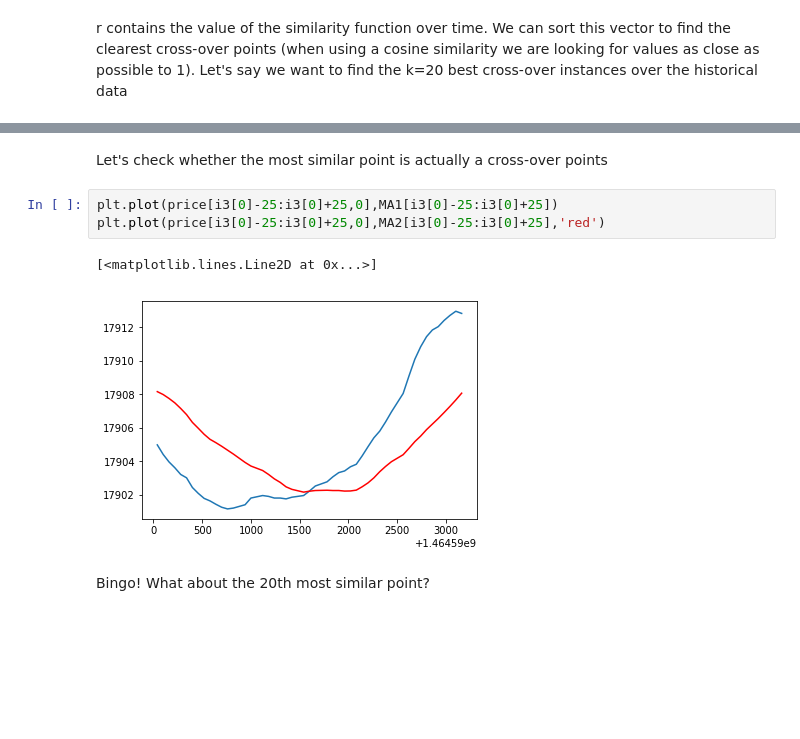
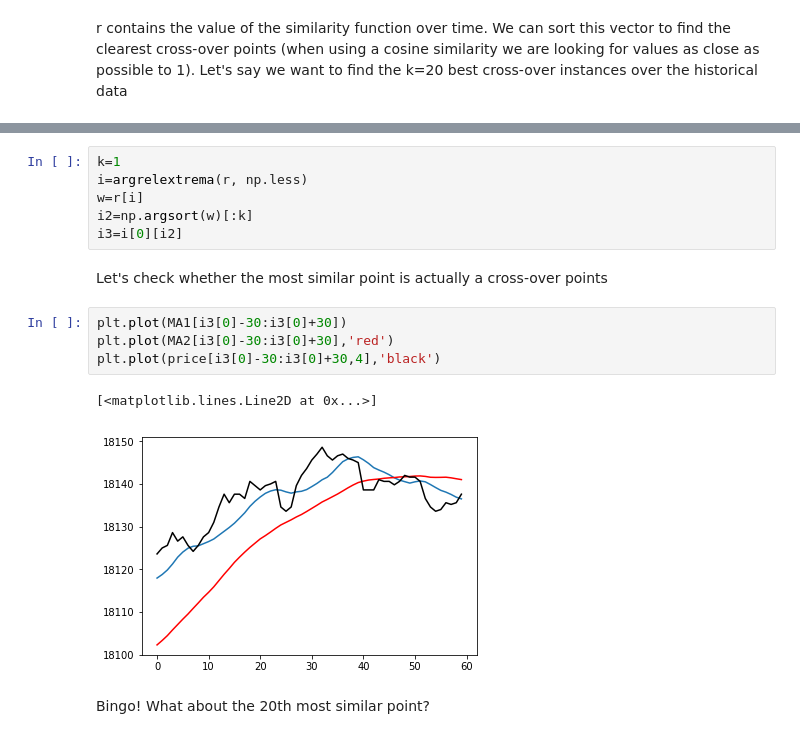
Before and after one commit to Karagul/TekNNical, a Jupyter notebook: preliminary_notes.ipynb, the cells around one changed output, grey strips where cells are left out. Drawn from its saved outputs; the diff is of its cells as text; blank space fills up the shorter version.

```diff
--- a/preliminary_notes.ipynb
+++ b/preliminary_notes.ipynb
@@ -78,10 +92,17 @@ i3=i[0][i2]
+# %%
+k=1
+i=argrelextrema(r, np.less)
+w=r[i]
+i2=np.argsort(w)[:k]
+i3=i[0][i2]
 # %% [markdown]
 Let's check whether the most similar point is actually a cross-over points
-# %%
-plt.plot(price[i3[0]-25:i3[0]+25,0],MA1[i3[0]-25:i3[0]+25])
-plt.plot(price[i3[0]-25:i3[0]+25,0],MA2[i3[0]-25:i3[0]+25],'red')
-# %% [output]
-[<matplotlib.lines.Line2D at 0x...>]
-[figure, removed]
+# %%
+plt.plot(MA1[i3[0]-30:i3[0]+30])
+plt.plot(MA2[i3[0]-30:i3[0]+30],'red')
+plt.plot(price[i3[0]-30:i3[0]+30,4],'black')
+# %% [output]
+[<matplotlib.lines.Line2D at 0x...>]
+[figure, added]
 # %% [markdown]
 Bingo! What about the 20th most similar point?
```
Also changed, not shown: parts of 14 cells of this notebook.
